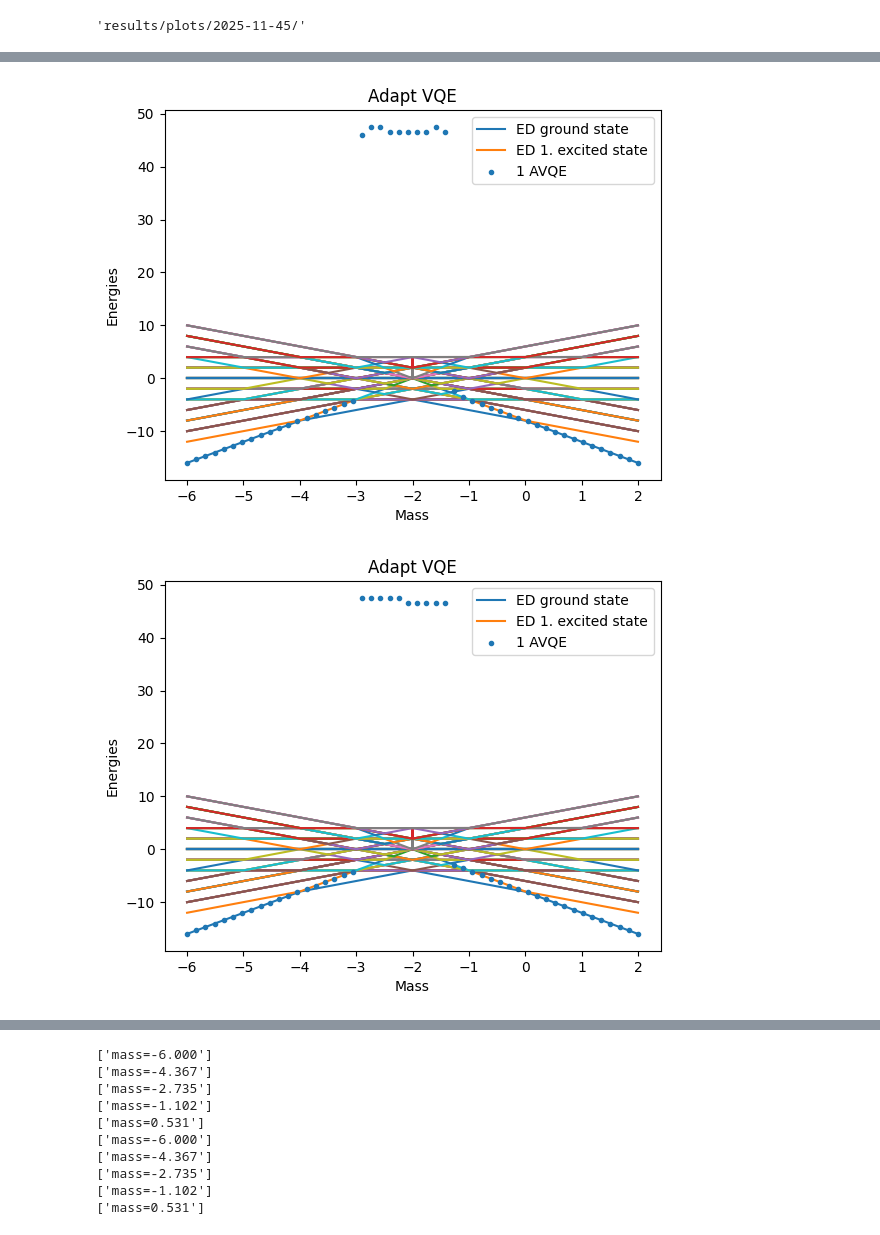
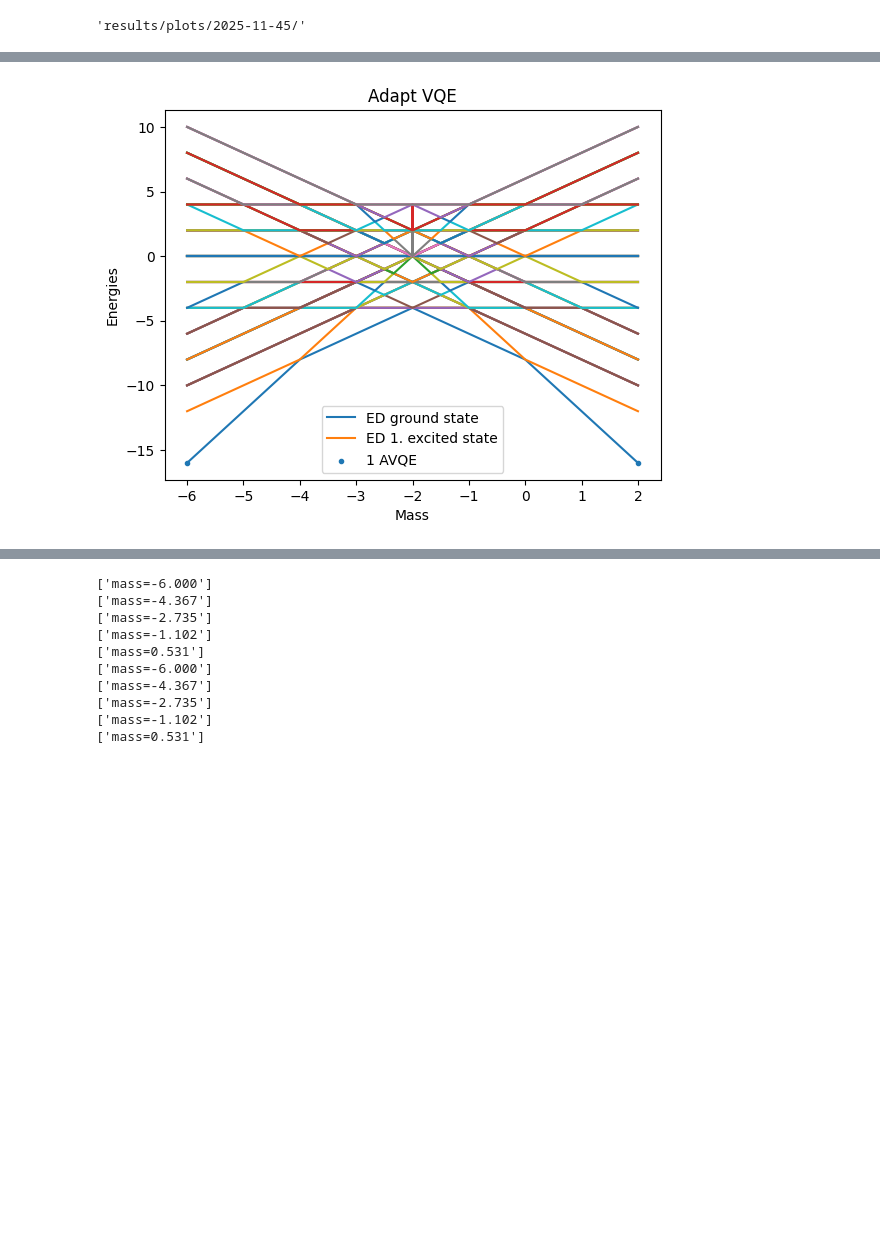
Before and after one commit to NicoDic98/QC-MasterThesis, a Jupyter notebook: plots.ipynb, the cells around one changed output, grey strips where cells are left out. Drawn from its saved outputs; the diff is of its cells as text; code cells hidden in the pictures; blank space fills up the shorter version.

```diff
--- a/plots.ipynb
+++ b/plots.ipynb
@@ -168,7 +168,8 @@ datasets = [
     # "2025-10-28_14-14-45-23770772", "2025-10-28_14-20-46-23770879", "2025-10-28_14-22-46-23770883", "2025-10-28_14-23-46-23770999"
     # "2025-10-28_15-20-19-23771113", "2025-10-28_15-29-20-23771123", "2025-10-28_15-30-53-23771131",
     # "2025-11-05_12-09-09-23809713",
-    "2025-11-13_14-45-01-23862036", "2025-11-13_14-54-02-23862126", "2025-11-13_15-58-15-23862817", "2025-11-13_16-02-16-23862877", "2025-11-13_16-14-18-23863023", "2025-11-13_16-22-00-23863126", "2025-11-13_16-36-21-23863344"
+    # "2025-11-13_14-45-01-23862036", "2025-11-13_14-54-02-23862126", "2025-11-13_15-58-15-23862817", "2025-11-13_16-02-16-23862877", "2025-11-13_16-14-18-23863023", "2025-11-13_16-22-00-23863126", "2025-11-13_16-36-21-23863344",
+    "2025-11-14_15-15-44-23884079"
 ]
 combine_data()
 global_info_dict = {}
@@ -203,23 +204,22 @@ Linking results/data/2025-11-45-23862036.hdf5 (0.13 GB) to results/data/2025-11-
 # %%
 with h5py.File(f"{data_folder}{"2025-09-35"}.hdf5", "r") as f:
     ed_loader = ResultLoader(f["2025-09-03_22-35-17"])
     ed_energy, ed_mass = ed_loader.get_energy_mass({})
 with h5py.File(h5_file, "r") as f:
     for name in datasets:
         avqe_1_loader = ResultLoader(f[name])
         avqe_1_energy, avqe_1_mass = avqe_1_loader.get_energy_mass({})
-        circuit = avqe_1_loader.get_circuit({HamiltonianParameters.Mass: 2})
+        # circuit = avqe_1_loader.get_circuit({HamiltonianParameters.Mass: 2})
         fig, ax = plt.subplots()
         ax.plot(ed_mass, ed_energy[:, 0], label="ED ground state", zorder=-1)
         ax.plot(ed_mass, ed_energy[:, 1], label="ED 1. excited state", zorder=-1)
         ax.plot(ed_mass, ed_energy[:, 2:68], zorder=-1)
         ax.scatter(avqe_1_mass, avqe_1_energy, label="1 AVQE", marker='.')
         ax.set(xlabel='Mass', ylabel='Energies')
         ax.set_title("Adapt VQE")
         ax.legend()
         # ax.set_ylim(-17,17)
         fig.savefig(f"{output_filename}e_m_{name}.png")
         fig.savefig(f"{output_filename}e_m_{name}.pdf")
 # %% [output]
-[figure, old version]
+[figure, new version]
-[figure, removed]
```
Also changed, not shown: parts of 2 cells of this notebook, 7 other files.
